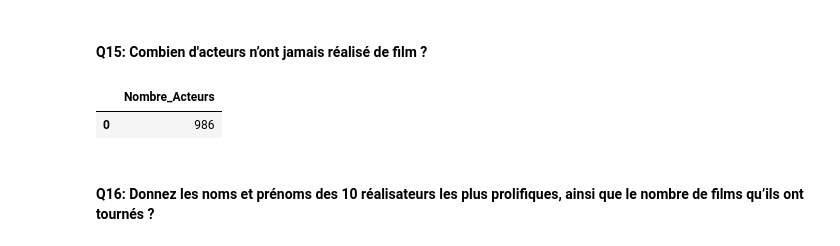
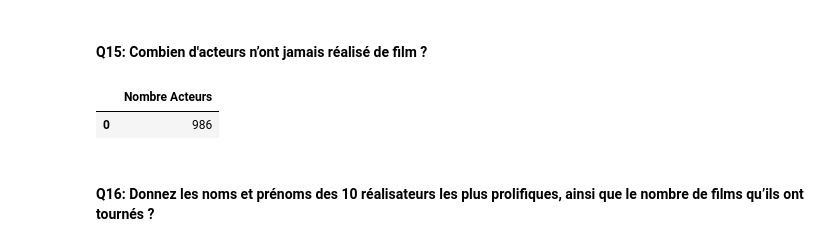
Before and after one commit to MaelleCoriou/Floupics_Movies_2, a Jupyter notebook: movies-3.ipynb, the cells around one changed output. Drawn from its saved outputs; the diff is of its cells as text; code cells hidden in the pictures.

```diff
--- a/movies-3.ipynb
+++ b/movies-3.ipynb
@@ -540,22 +537,22 @@ results
 #### Q15: Combien d'acteurs n’ont jamais réalisé de film ?
 # %%
 sql_query_15 = """
-    SELECT COUNT(DISTINCT actorId) AS 'Nombre_Acteurs'
+    SELECT COUNT(DISTINCT actorId) AS 'Nombre Acteurs'
     FROM movies
     INNER JOIN roles
         ON movies.id = roles.movieId
     INNER JOIN artists
         ON roles.actorId = artists.id
     WHERE NOT EXISTS (
         SELECT directorId
         FROM movies
         WHERE directorId = artists.id);
 """
 
 results = pd.read_sql_query(sql_query_15, engine)
 results
 # %% [output]
-|  | Nombre_Acteurs |
+|  | Nombre Acteurs |
 | 0 | 986 |
 # %% [markdown]
 #### Q16: Donnez les noms et prénoms des 10 réalisateurs les plus prolifiques, ainsi que le nombre de films qu’ils ont tournés ?
```
Also changed, not shown: parts of 12 cells of this notebook.
